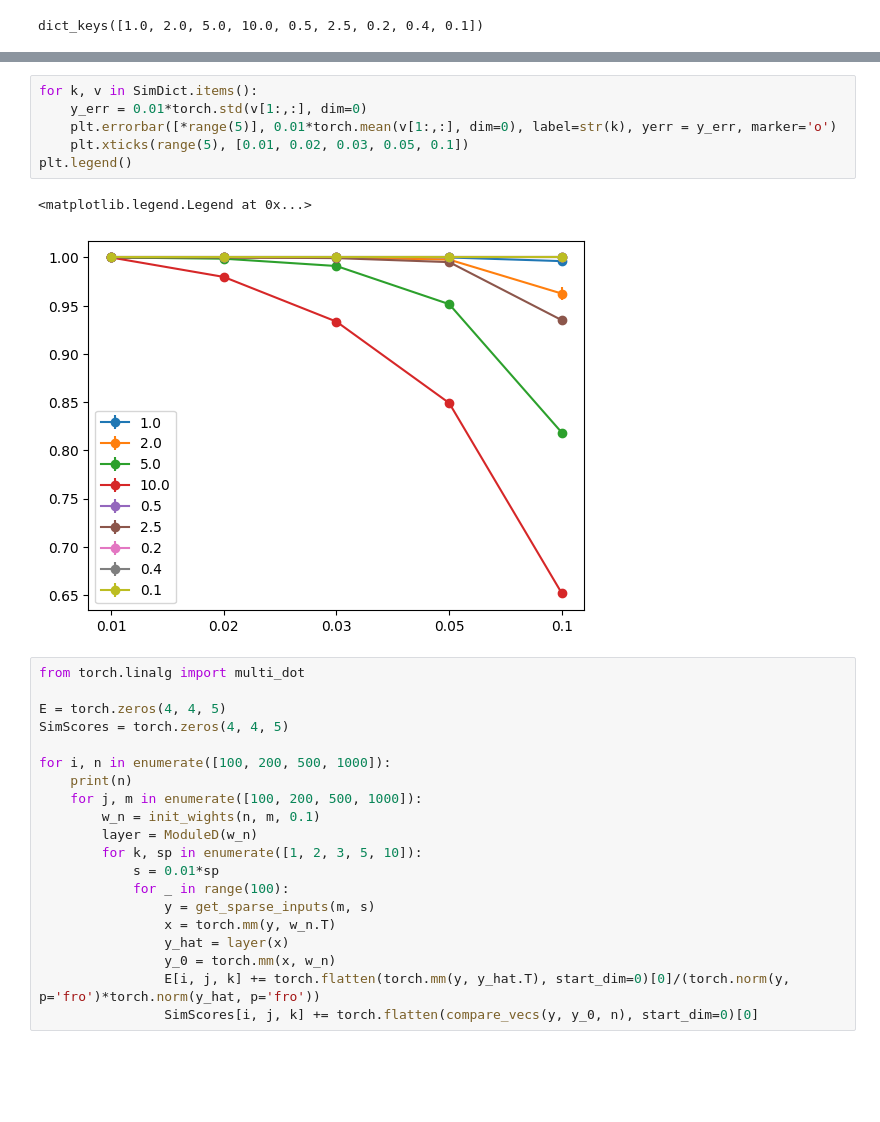
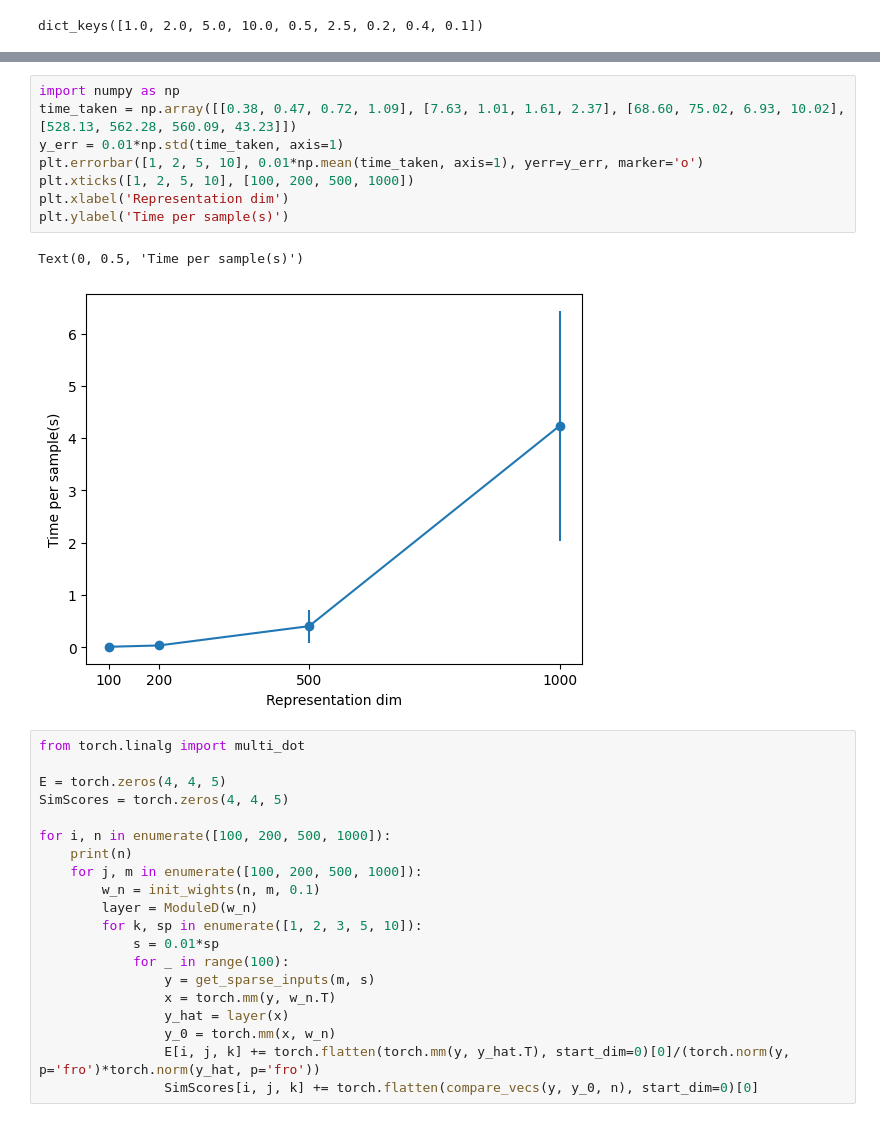
Before and after one commit to wormLove/DCNet, a Jupyter notebook: DCNet_Pytorch.ipynb, the cells around one changed output, grey strips where cells are left out. Saved outputs shown, nothing was run; the diff lists cells and outputs as text; blank space fills up the shorter version.

```diff
--- a/DCNet_Pytorch.ipynb
+++ b/DCNet_Pytorch.ipynb
@@ -591,12 +620,14 @@ plt.legend()
-# %%
-for k, v in SimDict.items():
-    y_err = 0.01*torch.std(v[1:,:], dim=0)
-    plt.errorbar([*range(5)], 0.01*torch.mean(v[1:,:], dim=0), label=str(k), yerr = y_err, marker='o')
-    plt.xticks(range(5), [0.01, 0.02, 0.03, 0.05, 0.1])
-plt.legend()
-# %% [output]
-<matplotlib.legend.Legend at 0x...>
-[figure, removed]
+# %%
+import numpy as np
+time_taken = np.array([[0.38, 0.47, 0.72, 1.09], [7.63, 1.01, 1.61, 2.37], [68.60, 75.02, 6.93, 10.02], [528.13, 562.28, 560.09, 43.23]])
+y_err = 0.01*np.std(time_taken, axis=1)
+plt.errorbar([1, 2, 5, 10], 0.01*np.mean(time_taken, axis=1), yerr=y_err, marker='o')
+plt.xticks([1, 2, 5, 10], [100, 200, 500, 1000])
+plt.xlabel('Representation dim')
+plt.ylabel('Time per sample(s)')
+# %% [output]
+Text(0, 0.5, 'Time per sample(s)')
+[figure, added]
 # %%
 from torch.linalg import multi_dot
 
```
Also changed, not shown: parts of 7 cells of this notebook.
